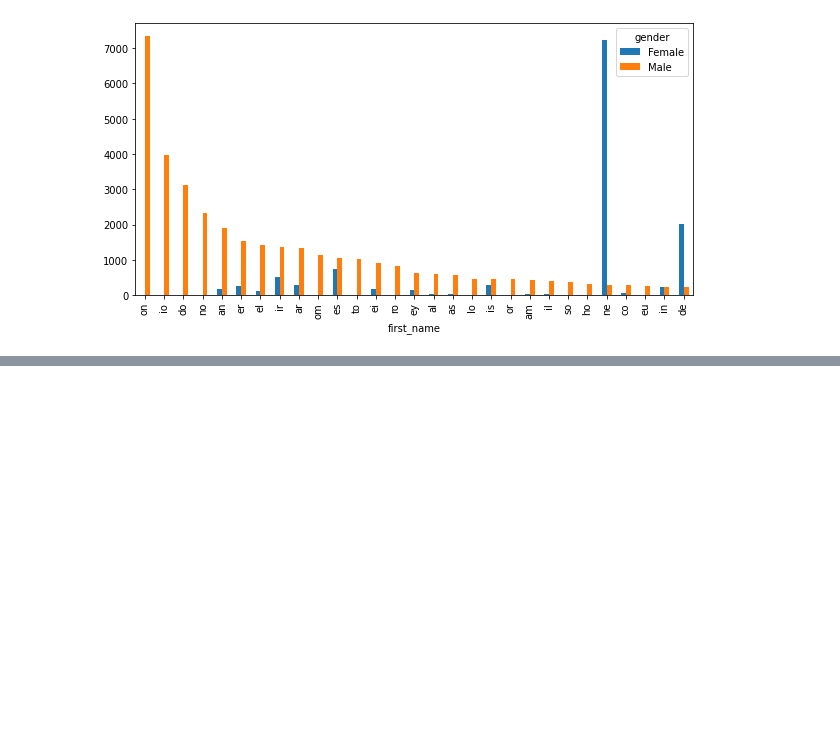
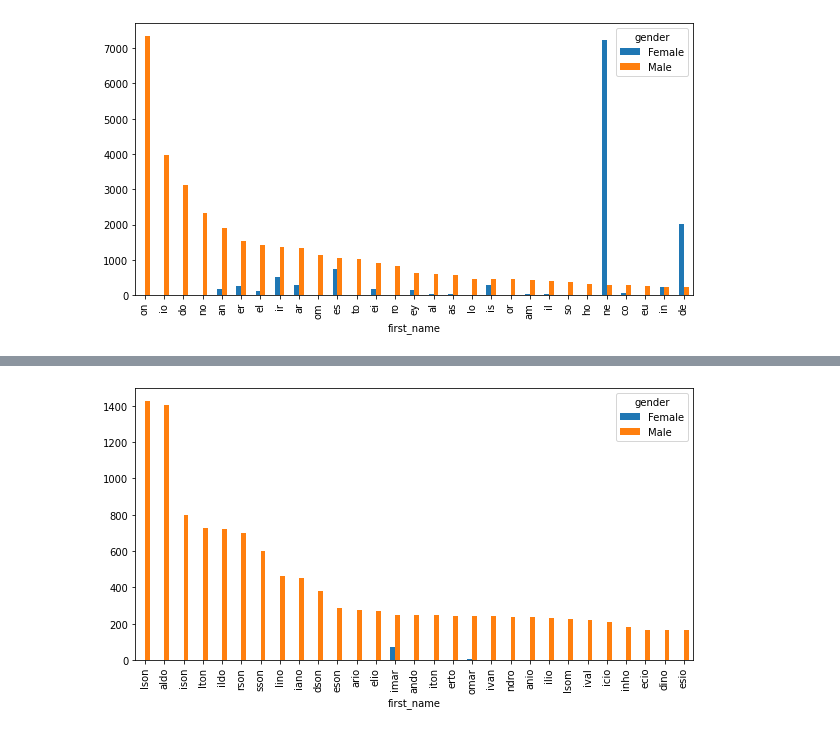
Before and after one commit to meirelesff/ml-genderBR, a Jupyter notebook: notebooks/0_exploration.ipynb, the cells around one changed output, grey strips where cells are left out. Drawn from its saved outputs; the diff is of its cells as text; code cells hidden in the pictures; blank space fills up the shorter version.

```diff
--- a/notebooks/0_exploration.ipynb
+++ b/notebooks/0_exploration.ipynb
@@ -69,0 +89,5 @@ plot_ngram(nomes, -2, None, "Male", 29)
+# %%
+# Top 30 male last 3-gram
+plot_ngram(nomes, -4, None, "Male", 29)
+# %% [output]
+[figure, added]
```
Also changed, not shown: parts of 10 cells of this notebook, 1 other file.
